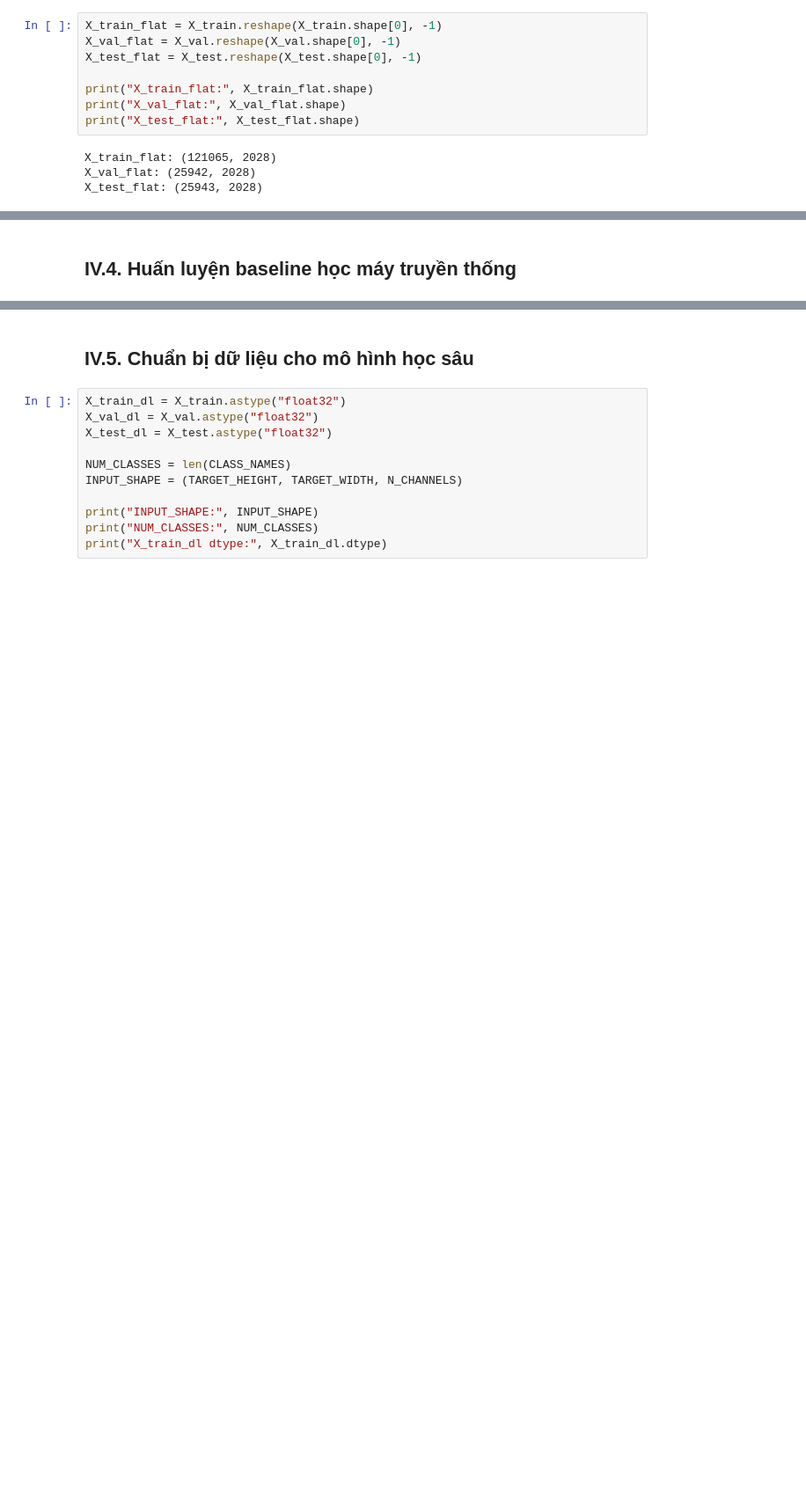
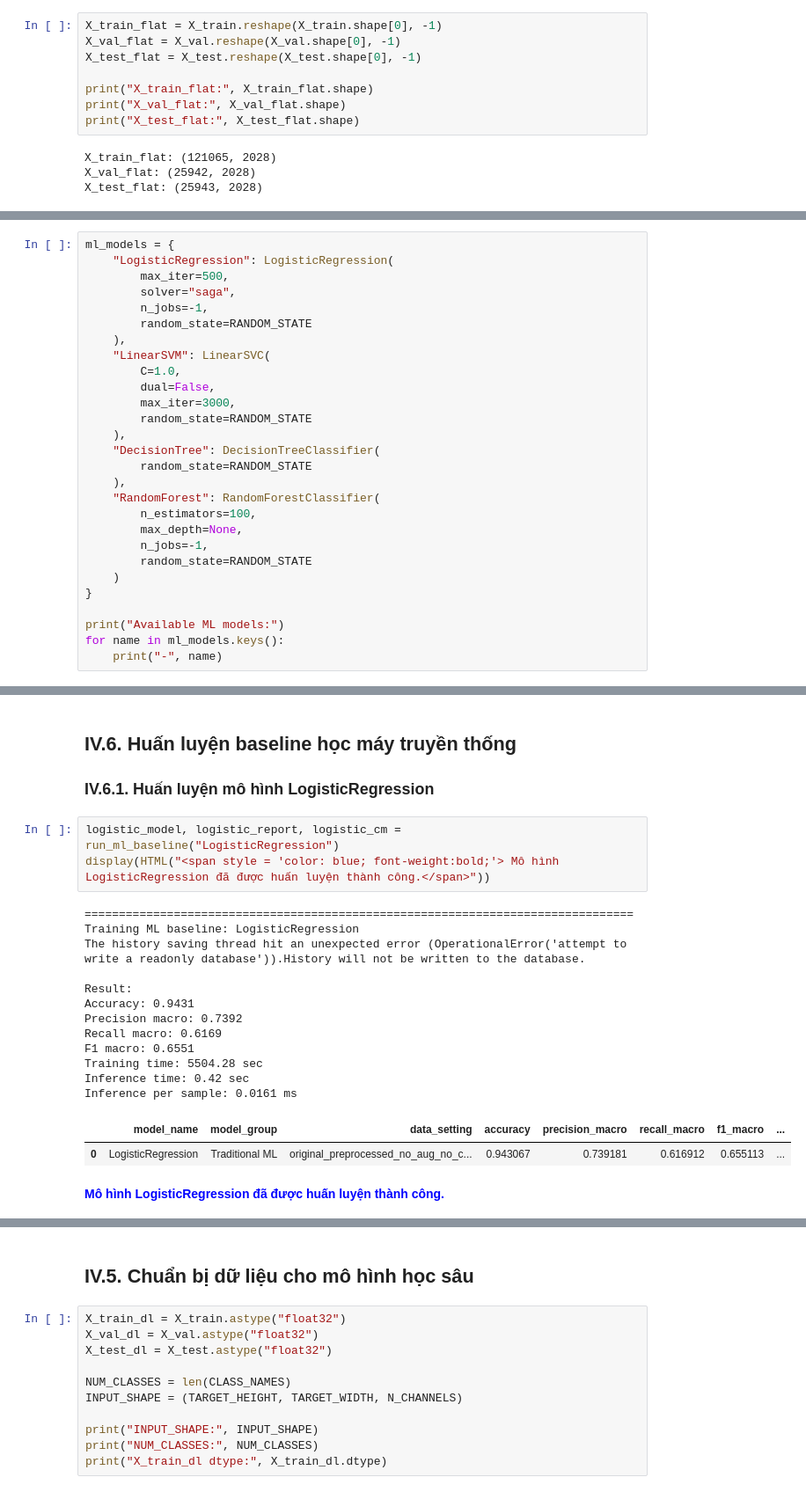
Before and after one commit to quangnguyen-james/wafermap-thesis, a Jupyter notebook: wafermap-classification-by-cae-and-lightweight.ipynb, the cells around one changed output, grey strips where cells are left out. Shown at 88% size. Saved outputs shown, nothing was run; the diff lists cells and outputs as text; blank space fills up the shorter version.

```diff
--- a/wafermap-classification-by-cae-and-lightweight.ipynb
+++ b/wafermap-classification-by-cae-and-lightweight.ipynb
@@ -1412,0 +1419,28 @@ X_test_flat: (25943, 2028)
+# %%
+ml_models = {
+    "LogisticRegression": LogisticRegression(
+        max_iter=500,
+        solver="saga",
+        n_jobs=-1,
+        random_state=RANDOM_STATE
+    ),
+    "LinearSVM": LinearSVC(
+        C=1.0,
+        dual=False,
+        max_iter=3000,
+        random_state=RANDOM_STATE
+    ),
+    "DecisionTree": DecisionTreeClassifier(
+        random_state=RANDOM_STATE
+    ),
+    "RandomForest": RandomForestClassifier(
+        n_estimators=100,
+        max_depth=None,
+        n_jobs=-1,
+        random_state=RANDOM_STATE
+    )
+}
+
+print("Available ML models:")
+for name in ml_models.keys():
+    print("-", name)
@@ -1413,2 +1506,22 @@ X_test_flat: (25943, 2028)
 # %% [markdown]
-## IV.4. Huấn luyện baseline học máy truyền thống
+## IV.6. Huấn luyện baseline học máy truyền thống
+### IV.6.1. Huấn luyện mô hình LogisticRegression
+# %%
+logistic_model, logistic_report, logistic_cm = run_ml_baseline("LogisticRegression")
+display(HTML("<span style = 'color: blue; font-weight:bold;'> Mô hình LogisticRegression đã được huấn luyện thành công.</span>"))
+# %% [output]
+================================================================================
+Training ML baseline: LogisticRegression
+The history saving thread hit an unexpected error (OperationalError('attempt to write a readonly database')).History will not be written to the database.
+
+Result:
+Accuracy: 0.9431
+Precision macro: 0.7392
+Recall macro: 0.6169
+F1 macro: 0.6551
+Training time: 5504.28 sec
+Inference time: 0.42 sec
+Inference per sample: 0.0161 ms
+|  | model_name | model_group | data_setting | accuracy | precision_macro | recall_macro | f1_macro | ... |
+| 0 | LogisticRegression | Traditional ML | original_preprocessed_no_aug_no_c... | 0.943067 | 0.739181 | 0.616912 | 0.655113 | ... |
+Mô hình LogisticRegression đã được huấn luyện thành công.
```
Also changed, not shown: parts of 15 cells of this notebook.
